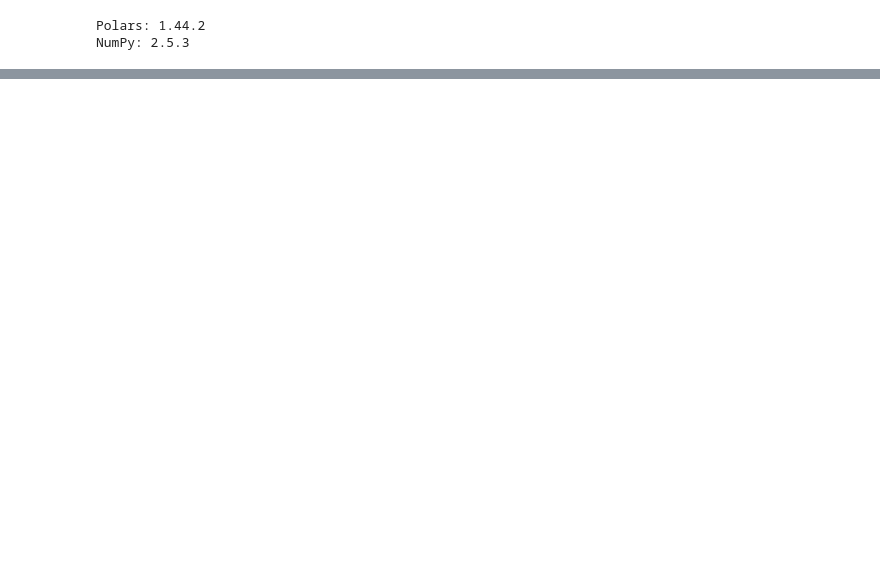
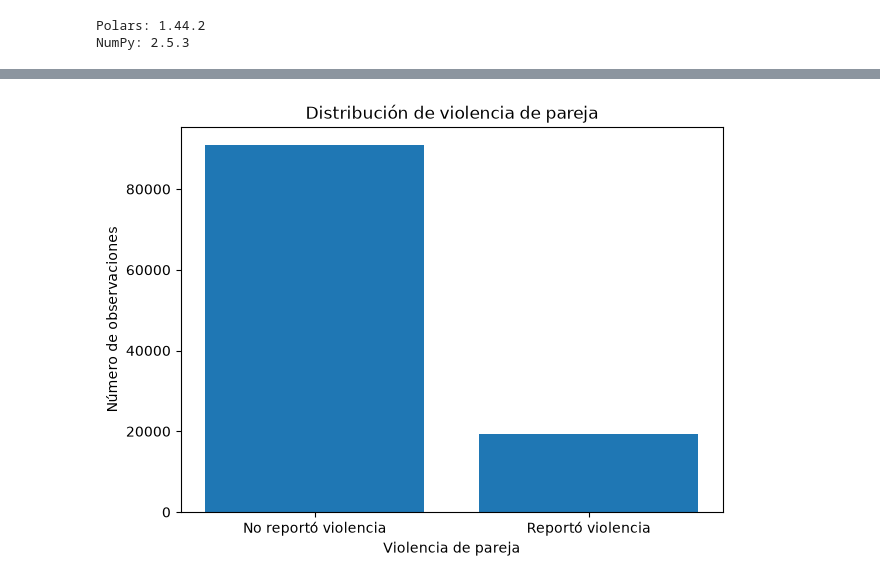
Before and after one commit to Oscarpago/proyecto-endireh-violencia, a Jupyter notebook: notebooks/exploracion.ipynb, the cells around one changed output, grey strips where cells are left out. Saved outputs shown, nothing was run; the diff lists cells and outputs as text; code cells hidden in the pictures; blank space fills up the shorter version.

```diff
--- a/notebooks/exploracion.ipynb
+++ b/notebooks/exploracion.ipynb
@@ -39,0 +231,2 @@ shape: (5, 24)
+# %%
+df = df_crudo.clone()
@@ -39,0 +303,16 @@ shape: (5, 24)
+# %%
+# Distribución de violencia de pareja
+violencia = (
+    df.group_by("sufrio_violencia_pareja")
+    .len()
+    .with_columns(
+        (
+            pl.col("len") / pl.col("len").sum() * 100
+        )
+        .round(2)
+        .alias("porcentaje")
+    )
+    .sort("sufrio_violencia_pareja")
+)
+
+violencia
@@ -39,0 +325,20 @@ shape: (5, 24)
+# %%
+violencia_plot = violencia.sort("sufrio_violencia_pareja")
+
+categorias = [
+    "No reportó violencia",
+    "Reportó violencia"
+]
+
+frecuencias = violencia_plot["len"].to_list()
+
+plt.figure(figsize=(7, 5))
+plt.bar(categorias, frecuencias)
+
+plt.title("Distribución de violencia de pareja")
+plt.ylabel("Número de observaciones")
+plt.xlabel("Violencia de pareja")
+
+plt.show()
+# %% [output]
+[figure, added]
```
Also changed, not shown: parts of 30 cells of this notebook, 2 other files.
